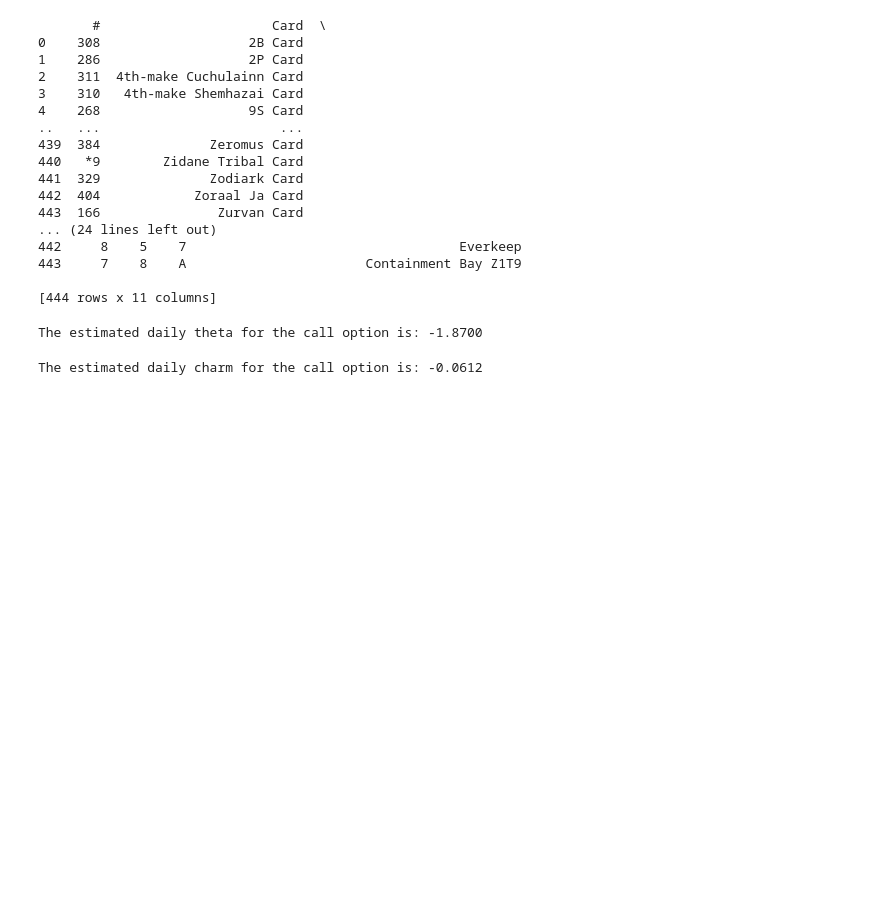
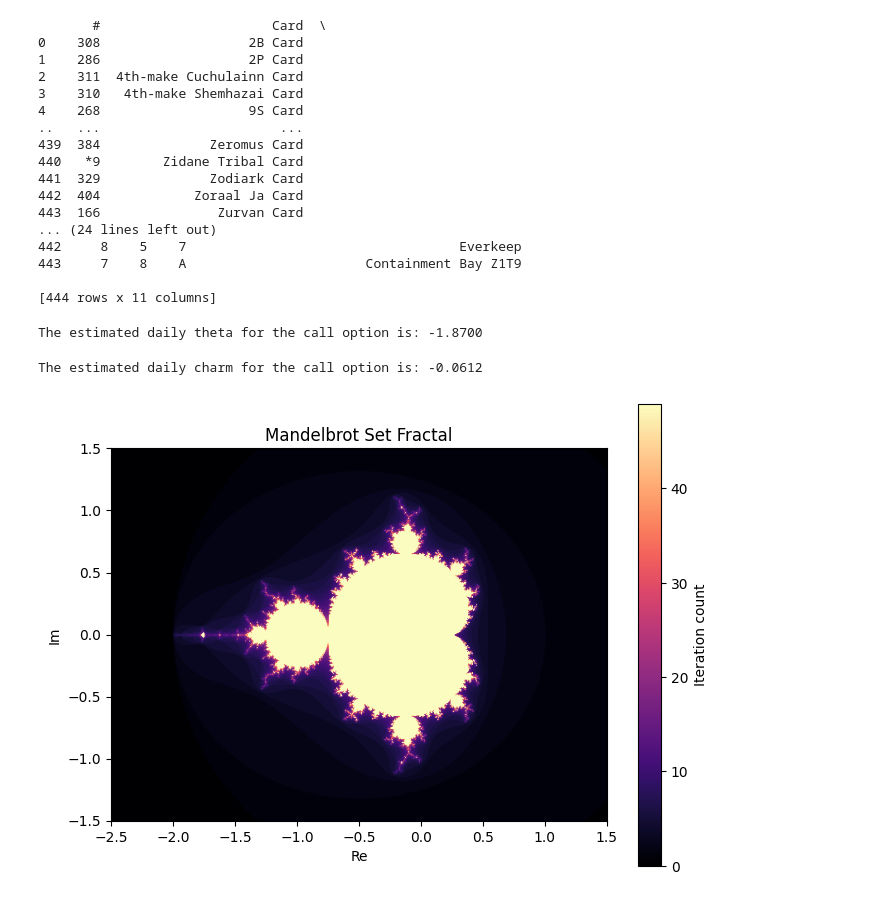
Before and after one commit to p-clements/notebooks, a Jupyter notebook: scratchpad.ipynb, the cells around one changed output. Cells and saved outputs as stored; diff of their text form; code cells hidden in the pictures; blank space fills up the shorter version.

Commit message:
Added interesting graph

```diff
--- a/scratchpad.ipynb
+++ b/scratchpad.ipynb
@@ -161,3 +161,36 @@ option_charm = charm(S, K, T, r, sigma)
 print(f"The estimated daily charm for the call option is: {option_charm:.4f}")
 # %% [output]
 The estimated daily charm for the call option is: -0.0612
+# %%
+# Mandelbrot Set Visualization
+import numpy as np
+import matplotlib.pyplot as plt
+
+# Set image size and plot window
+width, height = 600, 400
+xmin, xmax = -2.5, 1.5
+ymin, ymax = -1.5, 1.5
+
+# Create a grid of complex numbers
+x = np.linspace(xmin, xmax, width)
+y = np.linspace(ymin, ymax, height)
+X, Y = np.meshgrid(x, y)
+C = X + 1j * Y
+Z = np.zeros_like(C)
+mandelbrot = np.zeros(C.shape, dtype=int)
+
+max_iter = 50
+for i in range(max_iter):
+    mask = np.abs(Z) <= 2
+    Z[mask] = Z[mask] ** 2 + C[mask]
+    mandelbrot[mask] = i
+
+plt.figure(figsize=(8, 6))
+plt.imshow(mandelbrot, extent=[xmin, xmax, ymin, ymax], cmap='magma')
+plt.colorbar(label='Iteration count')
+plt.title('Mandelbrot Set Fractal')
+plt.xlabel('Re')
+plt.ylabel('Im')
+plt.show()
+# %% [output]
+[figure, added]
```
